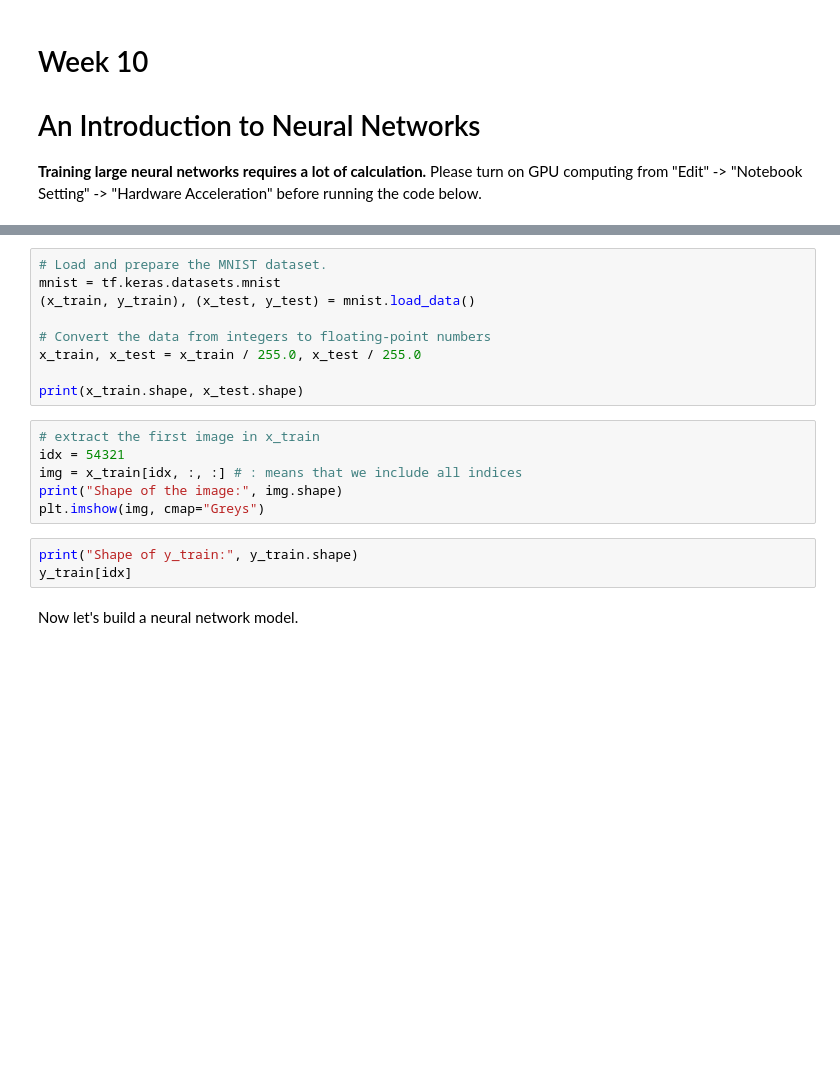
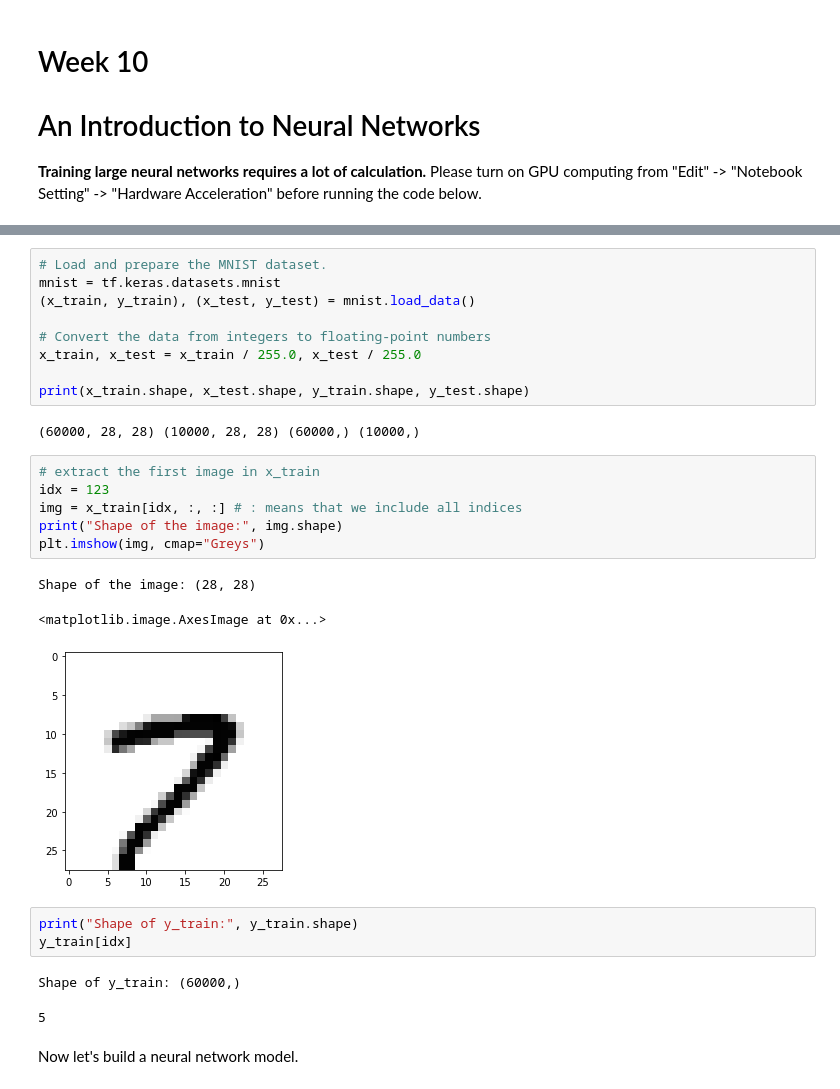
Before and after one commit to ch00226855/CMP414765Fall2022, a Jupyter notebook: Week10_NeuralNetworks.ipynb, the cells around one changed output, grey strips where cells are left out. Cells and saved outputs as stored; diff of their text form; blank space fills up the shorter version.

```diff
--- a/Week10_NeuralNetworks.ipynb
+++ b/Week10_NeuralNetworks.ipynb
@@ -32,16 +34,25 @@ mnist = tf.keras.datasets.mnist
 # Convert the data from integers to floating-point numbers
 x_train, x_test = x_train / 255.0, x_test / 255.0
 
-print(x_train.shape, x_test.shape)
+print(x_train.shape, x_test.shape, y_train.shape, y_test.shape)
+# %% [output]
+(60000, 28, 28) (10000, 28, 28) (60000,) (10000,)
 # %%
 # extract the first image in x_train
-idx = 54321
+idx = 123
 img = x_train[idx, :, :] # : means that we include all indices
 print("Shape of the image:", img.shape)
 plt.imshow(img, cmap="Greys")
+# %% [output]
+Shape of the image: (28, 28)
+<matplotlib.image.AxesImage at 0x...>
+[figure, added]
 # %%
 print("Shape of y_train:", y_train.shape)
 y_train[idx]
+# %% [output]
+Shape of y_train: (60000,)
+5
 # %% [markdown]
 Now let's build a neural network model.
 # %%
```
Also changed, not shown: parts of 19 cells of this notebook.
